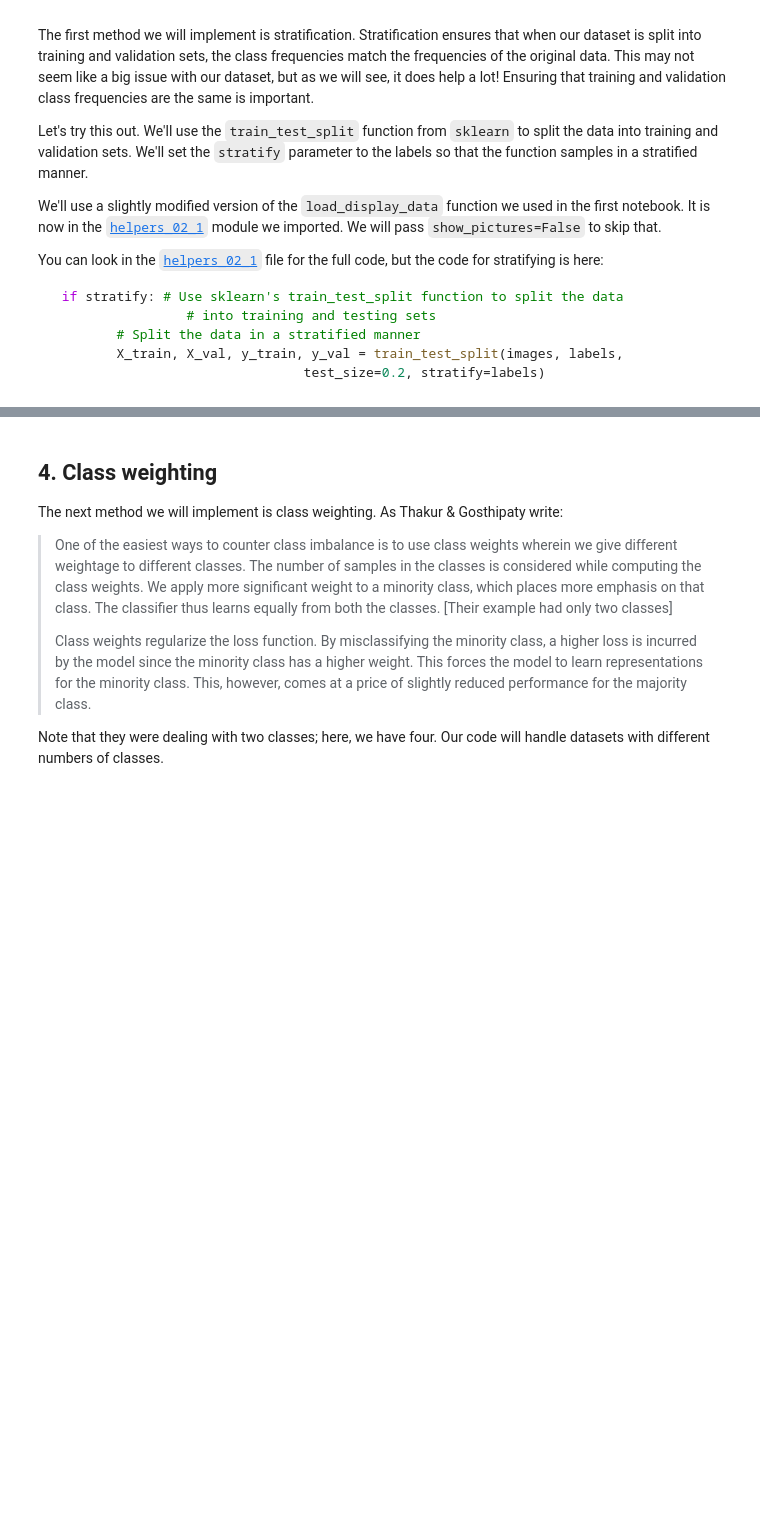
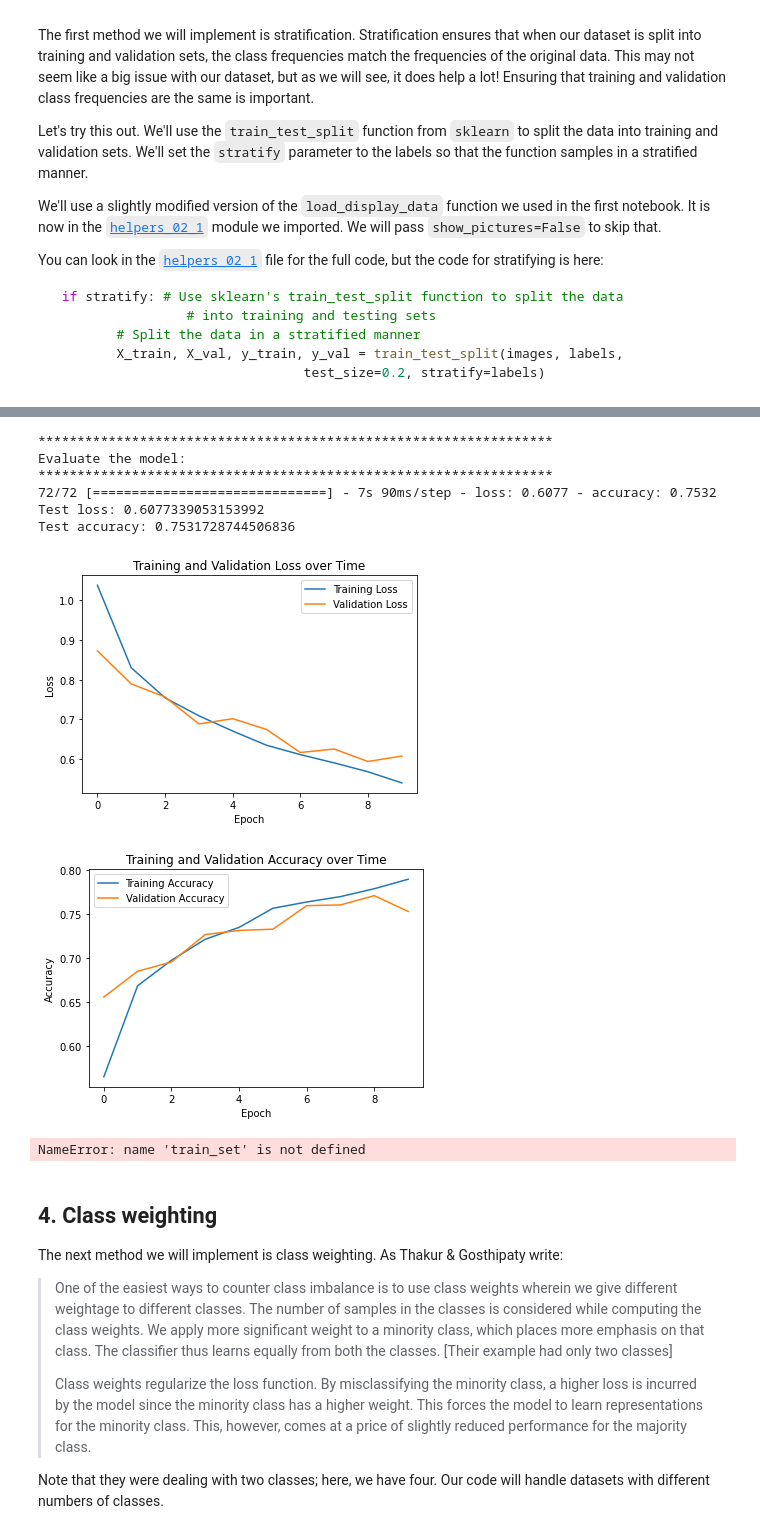
Before and after one commit to PracticumAI/computer_vision, a Jupyter notebook: 01.2_data_imbalance.ipynb, the cells around one changed output, grey strips where cells are left out. Drawn from its saved outputs; the diff is of its cells as text; code cells hidden in the pictures; blank space fills up the shorter version.

Commit message:
Continue merge of helper functions

```diff
--- a/01.2_data_imbalance.ipynb
+++ b/01.2_data_imbalance.ipynb
@@ -140,4 +149,4 @@ You can look in the [`helpers_02_1`](helpers_02_1.py) file for the full code, bu
 # %%
 # Load the data, this updated function changes the code to accommodate stratification
 # and using class weights. Checkout the file if you want.
-data_train, data_valid = helpers_02_1.load_display_data(data_path, batch_size=32, shape=(80,80,3), show_pictures=False, stratify=True)
+data_train, data_valid = helpers_01.load_display_data(data_path, batch_size=32, shape=(80,80,3), show_pictures=False, stratify=True)
@@ -146,5 +173,5 @@ data_train, data_valid = helpers_02_1.load_display_data(data_path, batch_size=32
 # The model summary is shown, but model definition code is now moved to the
 # helpers_02_1.py file.
 
-model = helpers_02_1.make_model()
+model = helpers_01.make_model()
 model.summary()
@@ -153,5 +201,5 @@ model.summary()
 # Due to change in dataset format, we change to categorical_crossentropy loss.
 # This is the same loss function except in the format of the labels
 
-model, history = helpers_02_1.compile_train_model(data_train, data_valid, model,
+model, history = helpers_01.compile_train_model(data_train, data_valid, model,
                         log_name='stratify', loss='categorical_crossentropy')
@@ -158,6 +238,16 @@ model, history = helpers_02_1.compile_train_model(data_train, data_valid, model,
 # %%
 # Evaluate the model
-helpers_02_1.evaluate_model(data_train, data_valid, model, history)
+helpers_01.evaluate_model(data_valid, model, history)
+# %% [output]
+******************************************************************
+Evaluate the model:
+******************************************************************
+72/72 [==============================] - 7s 90ms/step - loss: 0.6077 - accuracy: 0.7532
+Test loss: 0.6077339053153992
+Test accuracy: 0.7531728744506836
+[figure, added]
+[figure, added]
+NameError: name 'train_set' is not defined
 # %% [markdown]
 ## 4. Class weighting
 
```
Also changed, not shown: parts of 9 cells of this notebook, 1 other file.
